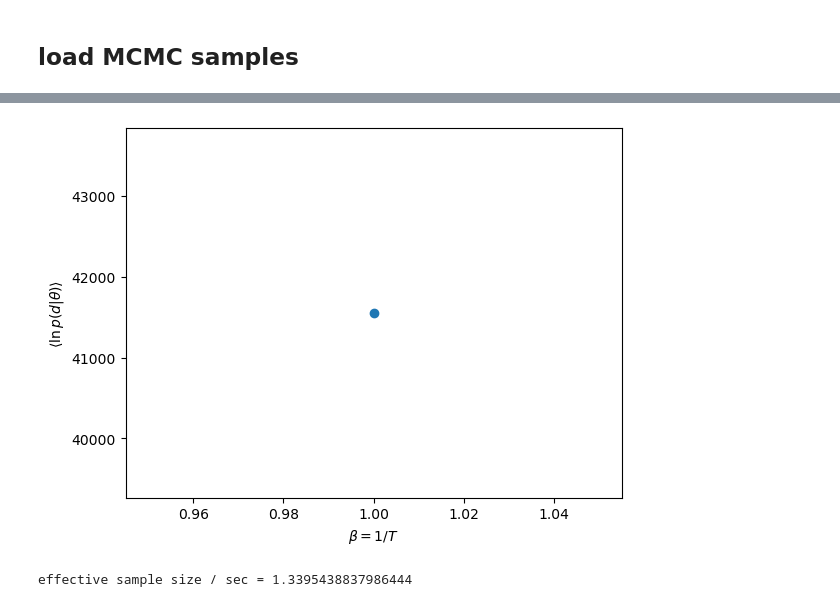
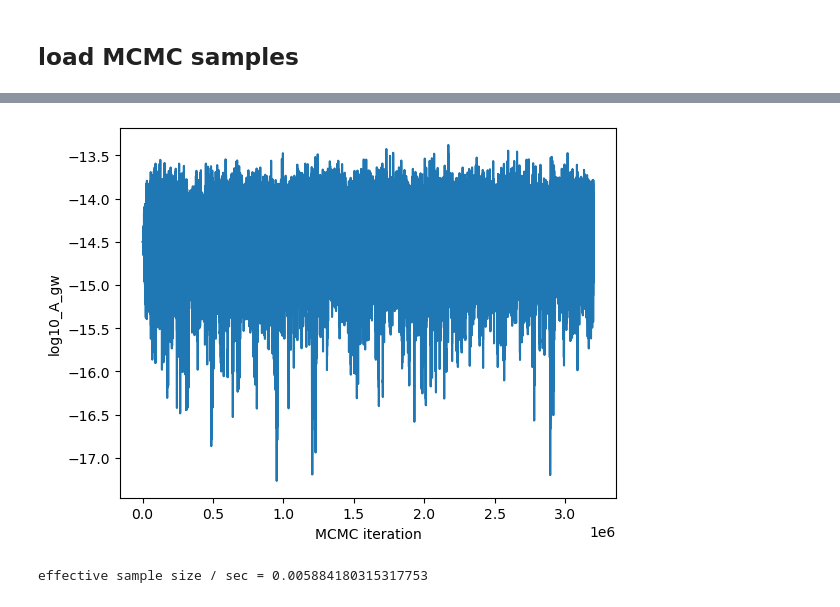
Before and after one commit to aiden-g12321/PTA_joint, a Jupyter notebook: enterprise/enterprise.ipynb, the cells around one changed output, grey strips where cells are left out. Saved outputs shown, nothing was run; the diff lists cells and outputs as text; code cells hidden in the pictures.

```diff
--- a/enterprise/enterprise.ipynb
+++ b/enterprise/enterprise.ipynb
@@ -223,11 +224,0 @@ plt.show()
-# %%
-# illustrate thermodynamic integration
-burnin = 200
-betas = 1. / np.array(ladder)
-plt.plot(betas, [np.mean(lnlike[burnin:], axis=0)
-                 for lnlike in lnlikes], ls='--', marker='o')
-plt.xlabel(r'$\beta = 1 / T$')
-plt.ylabel(r'$\langle \ln p(d | \theta) \rangle$')
-plt.show()
-# %% [output]
-[figure, removed]
@@ -241,11 +228,23 @@ plt.show()
+# %%
+# trace plot
+param_ndx = -1
+plt.plot(dfs[0].iloc[:, param_ndx])
+plt.xlabel('MCMC iteration')
+plt.ylabel(dfs[0].columns[param_ndx])
+plt.show()
+# %% [output]
+[figure, added]
 # %%
-int_time = np.max(integrated_time(dfs[0].iloc[burnin:], has_walkers=False))
-effective_sample_size = np.round(dfs[0].iloc[burnin:].shape[0] / (2. * int_time))
-duration = time_stop - time_start
+burnin = 20_000
+int_times = integrated_time(dfs[0].iloc[burnin:], has_walkers=False)
+max_int_time = np.max(int_times)
+effective_sample_size = np.round(dfs[0].iloc[burnin:].shape[0] / max_int_time)
+# duration = time_stop - time_start
+duration = 58971.680235
 ESS_per_sec = effective_sample_size / duration
 print(f'effective sample size / sec = {ESS_per_sec}')
 # %% [output]
-effective sample size / sec = 1.3395438837986444
+effective sample size / sec = 0.005884180315317753
 # %%
 # save data frame for T = 1 chain
 dfs[0].iloc[burnin:].to_pickle("ent_df.pkl.gz", compression="gzip")
```
Also changed, not shown: parts of 11 cells of this notebook, 10 other files.
